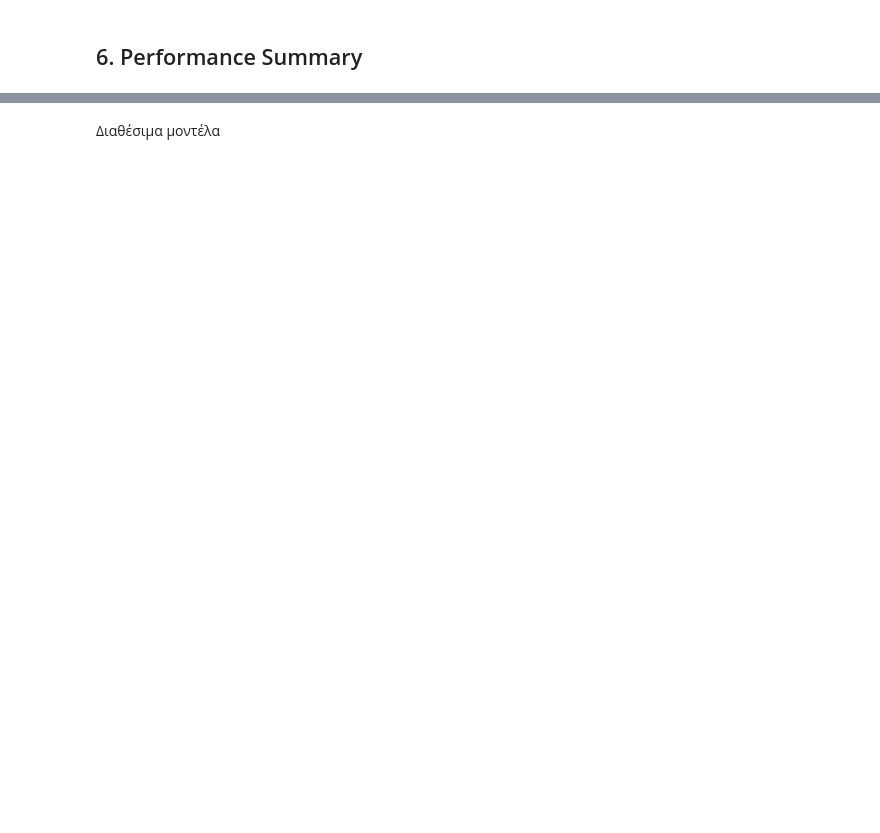
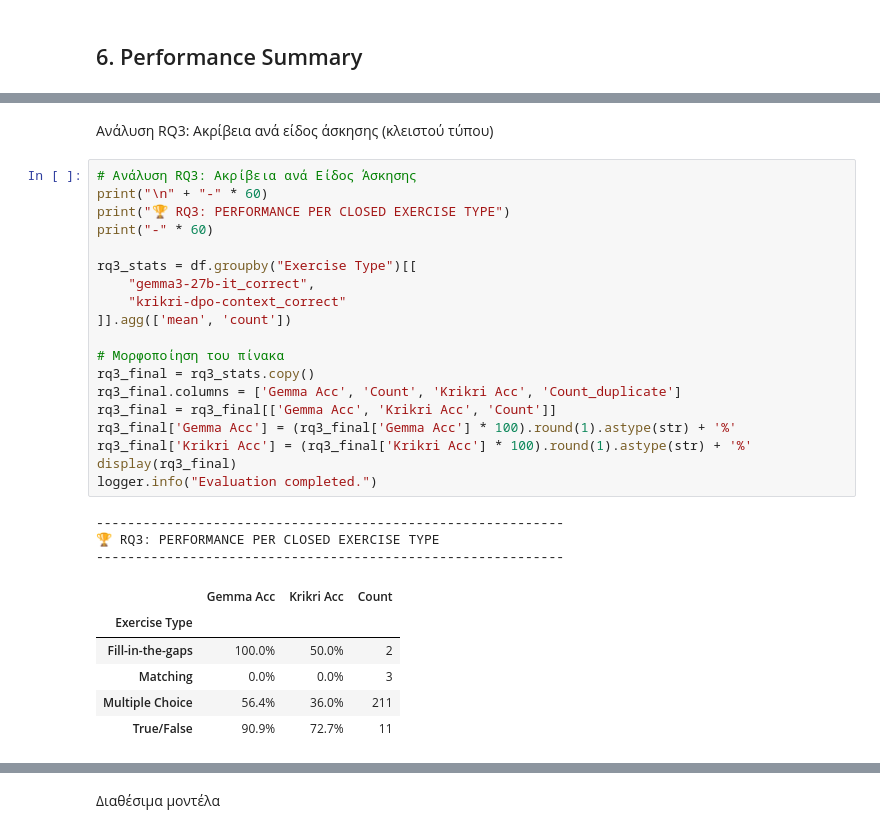
Before and after one commit to PK9811-hub/protipa_exams_dataset, a Jupyter notebook: eval_protipa_exams.ipynb, the cells around one changed output, grey strips where cells are left out. Cells and saved outputs as stored; diff of their text form; blank space fills up the shorter version.

```diff
--- a/eval_protipa_exams.ipynb
+++ b/eval_protipa_exams.ipynb
@@ -288,0 +395,31 @@ if comparison_results:
+# %% [markdown]
+Ανάλυση RQ3: Ακρίβεια ανά είδος άσκησης (κλειστού τύπου)
+# %%
+# Ανάλυση RQ3: Ακρίβεια ανά Είδος Άσκησης
+print("\n" + "-" * 60)
+print("🏆 RQ3: PERFORMANCE PER CLOSED EXERCISE TYPE")
+print("-" * 60)
+
+rq3_stats = df.groupby("Exercise Type")[[
+    "gemma3-27b-it_correct",
+    "krikri-dpo-context_correct"
+]].agg(['mean', 'count'])
+
+# Μορφοποίηση του πίνακα
+rq3_final = rq3_stats.copy()
+rq3_final.columns = ['Gemma Acc', 'Count', 'Krikri Acc', 'Count_duplicate']
+rq3_final = rq3_final[['Gemma Acc', 'Krikri Acc', 'Count']]
+rq3_final['Gemma Acc'] = (rq3_final['Gemma Acc'] * 100).round(1).astype(str) + '%'
+rq3_final['Krikri Acc'] = (rq3_final['Krikri Acc'] * 100).round(1).astype(str) + '%'
+display(rq3_final)
+logger.info("Evaluation completed.")
+# %% [output]
+------------------------------------------------------------
+🏆 RQ3: PERFORMANCE PER CLOSED EXERCISE TYPE
+------------------------------------------------------------
+|  | Gemma Acc | Krikri Acc | Count |
+| Exercise Type |  |  |  |
+| Fill-in-the-gaps | 100.0% | 50.0% | 2 |
+| Matching | 0.0% | 0.0% | 3 |
+| Multiple Choice | 56.4% | 36.0% | 211 |
+| True/False | 90.9% | 72.7% | 11 |
```
Also changed, not shown: parts of 16 cells of this notebook.
